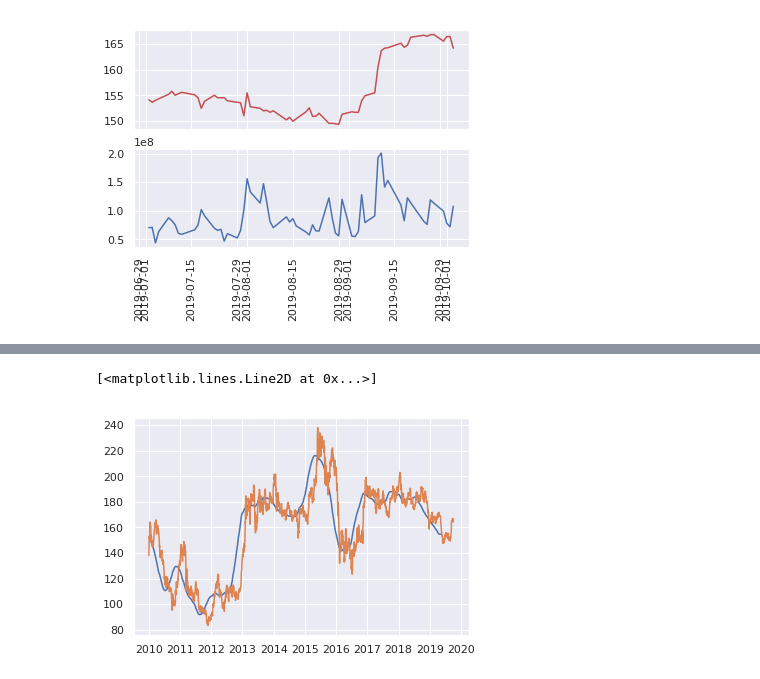
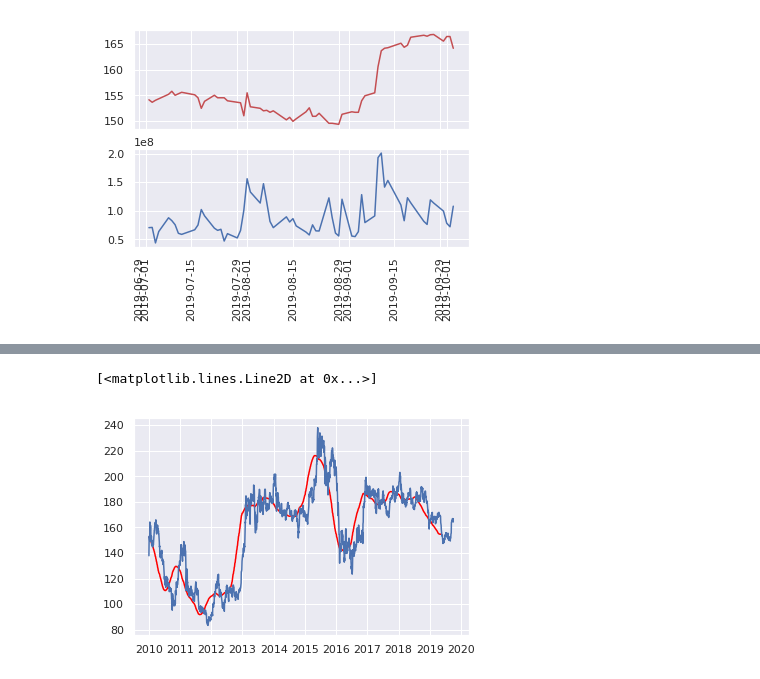
Before and after one commit to amicuscertus/Colab001, a Jupyter notebook: stock002.ipynb, the cells around one changed output, grey strips where cells are left out. Cells and saved outputs as stored; diff of their text form; code cells hidden in the pictures.

```diff
--- a/stock002.ipynb
+++ b/stock002.ipynb
@@ -104,8 +104,8 @@ fig.show()
 [interactive output not drawn]
 # %%
 days = 100
-plt.plot(df['Date'], df['Close'].rolling(days).sum() / days)
+plt.plot(df['Date'], df['Close'].rolling(days).mean(), color='red')
 plt.plot(df['Date'], df['Close'])
 # %% [output]
 [<matplotlib.lines.Line2D at 0x...>]
-[figure, old version]
+[figure, new version]
```
Also changed, not shown: parts of 3 cells of this notebook.
